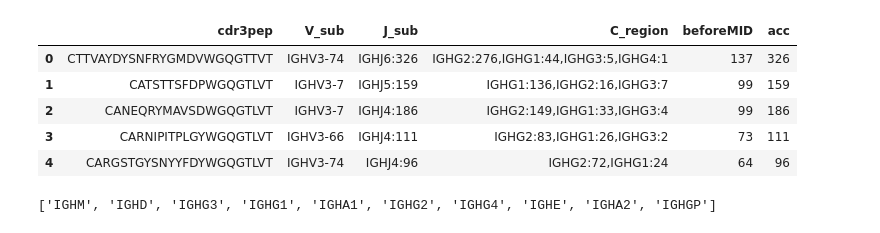
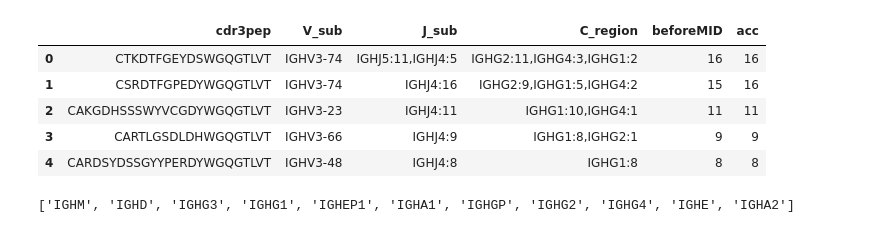
Before and after one commit to EDS-Bioinformatics-Laboratory/reseda, a Jupyter notebook: NOTEBOOKS/IgSubGraph.ipynb, the cells around one changed output. Saved outputs shown, nothing was run; the diff lists cells and outputs as text; code cells hidden in the pictures.

```diff
--- a/NOTEBOOKS/IgSubGraph.ipynb
+++ b/NOTEBOOKS/IgSubGraph.ipynb
@@ -4,13 +4,3 @@ import igraph
 import numpy as np
 import seaborn as sns
 import matplotlib.pylab as plt
-# %%
-df = pd.read_csv("IgSub2-3_S104_L001.assembled-ACGTACGT-IGH_HUMAN-ighc-clones.csv", sep="\t")
-df.head()
-# %% [output]
-|  | cdr3pep | V_sub | J_sub | C_region | beforeMID | acc |
-| 0 | CTTVAYDYSNFRYGMDVWGQGTTVT | IGHV3-74 | IGHJ6:326 | IGHG2:276,IGHG1:44,IGHG3:5,IGHG4:1 | 137 | 326 |
-| 1 | CATSTTSFDPWGQGTLVT | IGHV3-7 | IGHJ5:159 | IGHG1:136,IGHG2:16,IGHG3:7 | 99 | 159 |
-| 2 | CANEQRYMAVSDWGQGTLVT | IGHV3-7 | IGHJ4:186 | IGHG2:149,IGHG1:33,IGHG3:4 | 99 | 186 |
-| 3 | CARNIPITPLGYWGQGTLVT | IGHV3-66 | IGHJ4:111 | IGHG2:83,IGHG1:26,IGHG3:2 | 73 | 111 |
-| 4 | CARGSTGYSNYYFDYWGQGTLVT | IGHV3-74 | IGHJ4:96 | IGHG2:72,IGHG1:24 | 64 | 96 |
@@ -17,11 +14,22 @@ df.head()
+# %%
+sample = myfile.split("_L001")[0]
+df = pd.read_csv(myfile, sep="\t")
+df.head()
+# %% [output]
+|  | cdr3pep | V_sub | J_sub | C_region | beforeMID | acc |
+| 0 | CTKDTFGEYDSWGQGTLVT | IGHV3-74 | IGHJ5:11,IGHJ4:5 | IGHG2:11,IGHG4:3,IGHG1:2 | 16 | 16 |
+| 1 | CSRDTFGPEDYWGQGTLVT | IGHV3-74 | IGHJ4:16 | IGHG2:9,IGHG1:5,IGHG4:2 | 15 | 16 |
+| 2 | CAKGDHSSSWYVCGDYWGQGTLVT | IGHV3-23 | IGHJ4:11 | IGHG1:10,IGHG4:1 | 11 | 11 |
+| 3 | CARTLGSDLDHWGQGTLVT | IGHV3-66 | IGHJ4:9 | IGHG1:8,IGHG2:1 | 9 | 9 |
+| 4 | CARDSYDSSGYYPERDYWGQGTLVT | IGHV3-48 | IGHJ4:8 | IGHG1:8 | 8 | 8 |
 # %%
 # Create an empty graph
-ids = ["IGHM", "IGHD", "IGHG3", "IGHG1", "IGHA1", "IGHG2", "IGHG4", "IGHE", "IGHA2", "IGHGP"]
+ids = ["IGHM", "IGHD", "IGHG3", "IGHG1", "IGHEP1", "IGHA1", "IGHGP", "IGHG2", "IGHG4", "IGHE", "IGHA2"]
 g = igraph.Graph(len(ids), directed=True)
 g.vs["id"] = range(len(ids))
 g.vs["name"] = ids
 g.vs["label"] = ids
 print(g.vs['name'])
 # %% [output]
-['IGHM', 'IGHD', 'IGHG3', 'IGHG1', 'IGHA1', 'IGHG2', 'IGHG4', 'IGHE', 'IGHA2', 'IGHGP']
+['IGHM', 'IGHD', 'IGHG3', 'IGHG1', 'IGHEP1', 'IGHA1', 'IGHGP', 'IGHG2', 'IGHG4', 'IGHE', 'IGHA2']
 # %%
```
Also changed, not shown: parts of 8 cells of this notebook.
